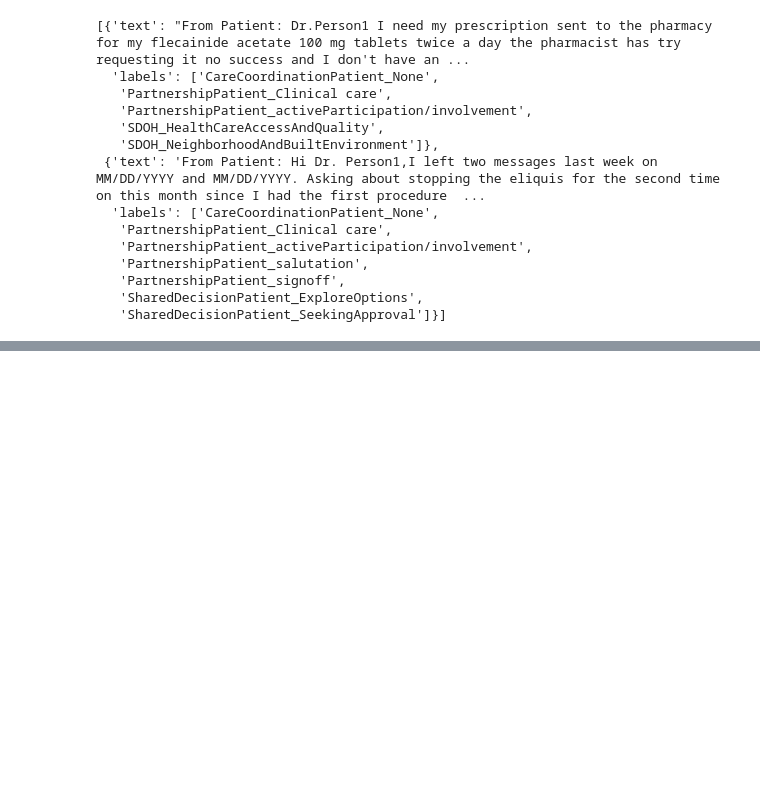
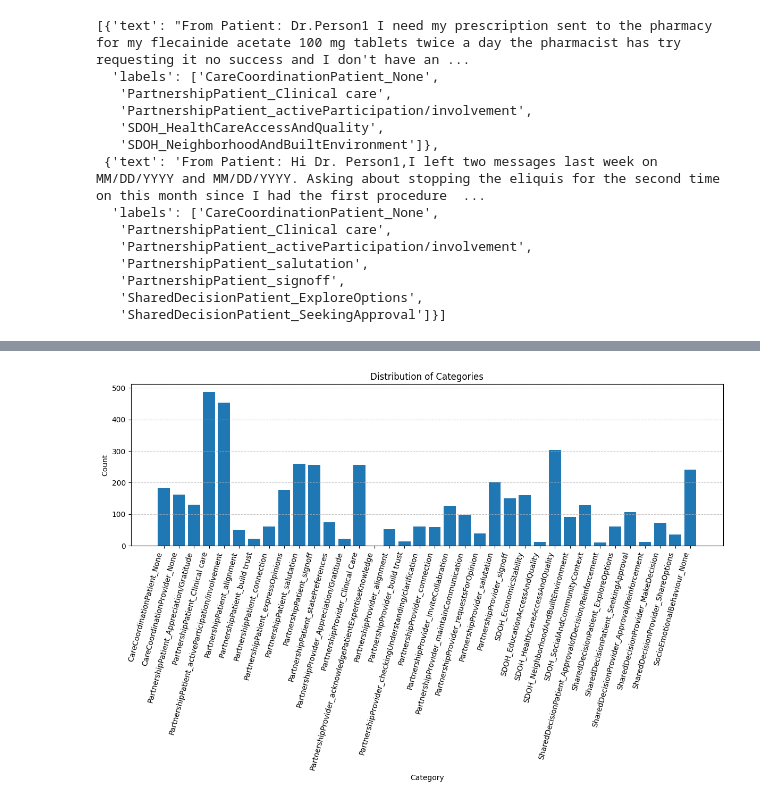
Before and after one commit to SarielMa/PVBERT, a Jupyter notebook: get_dist_based_on_train_test.ipynb, the cells around one changed output, grey strips where cells are left out. Saved outputs shown, nothing was run; the diff lists cells and outputs as text; code cells hidden in the pictures; blank space fills up the shorter version.

```diff
--- a/get_dist_based_on_train_test.ipynb
+++ b/get_dist_based_on_train_test.ipynb
@@ -94,3 +181,7 @@ defaultdict(int,
+# %%
+get_plot(cmd, "combo")
+# %% [output]
+[figure, added]
 # %%
 count = 0
 for k,v in cd.items():
```
Also changed, not shown: parts of 13 cells of this notebook, 3 other files.
